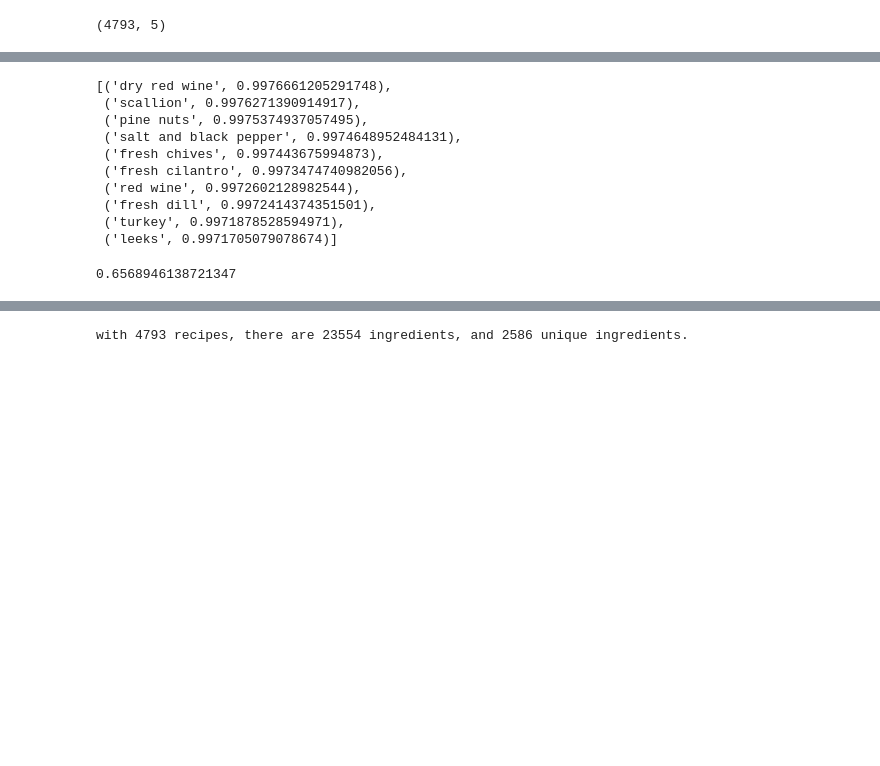
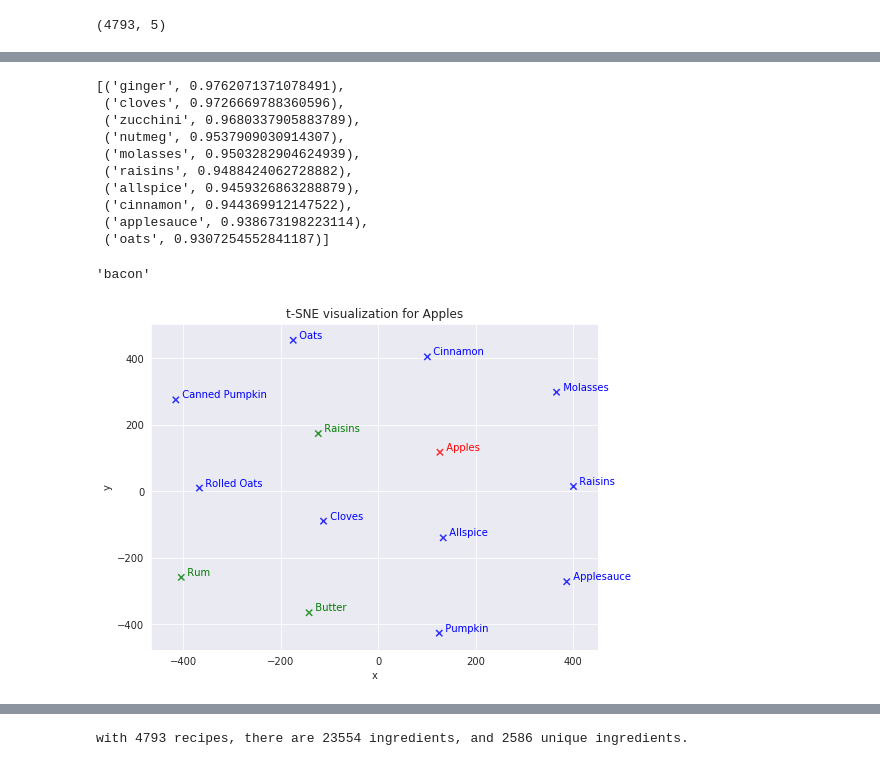
Before and after one commit to angelmanzur/Room_for_dessert, a Jupyter notebook: source/Dessert_Inspection.ipynb, the cells around one changed output, grey strips where cells are left out. Cells and saved outputs as stored; diff of their text form; code cells hidden in the pictures; blank space fills up the shorter version.

Commit message:
added plot to shoe positin of the foods

```diff
--- a/source/Dessert_Inspection.ipynb
+++ b/source/Dessert_Inspection.ipynb
@@ -98,9 +109,11 @@ logging.basicConfig(format='%(asctime)s : %(levelname)s : %(message)s',
 # %%
+vec_size = 100;
 model = gensim.models.Word2Vec(
-    all_dingredients,
-    size=50,
+   # all_dingredients,
+    size=vec_size,
     window=5,
-    min_count=3,
+    min_count=20,
     workers=10,
+    alpha=0.02,
     iter=10
     )
@@ -124,0 +151,3 @@ model = gensim.models.Word2Vec(
+# %%
+model.train(all_dingredients, total_examples=model.corpus_count,
+           epochs=20, report_delay=1)
@@ -133,15 +185,15 @@ model.wv.most_similar(positive=w1, topn=4)
 # %%
 w1='rum'
-model.wv.most_similar(positive=['rum','banana'],
-                      negative=['butter'],topn=10)
+model.wv.most_similar(positive=['apples','banana'],
+                      negative=['rum'],topn=10)
 # %% [output]
-[('dry red wine', 0.9976661205291748),
- ('scallion', 0.9976271390914917),
- ('pine nuts', 0.9975374937057495),
- ('salt and black pepper', 0.9974648952484131),
- ('fresh chives', 0.997443675994873),
- ('fresh cilantro', 0.9973474740982056),
- ('red wine', 0.9972602128982544),
- ('fresh dill', 0.9972414374351501),
- ('turkey', 0.9971878528594971),
- ('leeks', 0.9971705079078674)]
+[('ginger', 0.9762071371078491),
+ ('cloves', 0.9726669788360596),
+ ('zucchini', 0.9680337905883789),
+ ('nutmeg', 0.9537909030914307),
+ ('molasses', 0.9503282904624939),
+ ('raisins', 0.9488424062728882),
+ ('allspice', 0.9459326863288879),
+ ('cinnamon', 0.944369912147522),
+ ('applesauce', 0.938673198223114),
+ ('oats', 0.9307254552841187)]
@@ -148,4 +203,14 @@ model.wv.most_similar(positive=['rum','banana'],
 # %%
-model.wv.similarity('egg','bacon')
+model.wv.doesnt_match(['apples','butter','banana',
+                       'rum','bacon'])
 # %% [output]
-0.6568946138721347
+'bacon'
+# %%
+import matplotlib.pyplot as plt
+%matplotlib inline
+import pandas as pd
+import seaborn as sns
+sns.set_style('darkgrid')
+
+from sklearn.decomposition import PCA
+from sklearn.manifold import TSNE
@@ -151,0 +279,4 @@ model.wv.similarity('egg','bacon')
+# %%
+tsnescatterplot(model, 'apples', ['butter','rum','raisins'])
+# %% [output]
+[figure, added]
```
Also changed, not shown: parts of 21 cells of this notebook.
